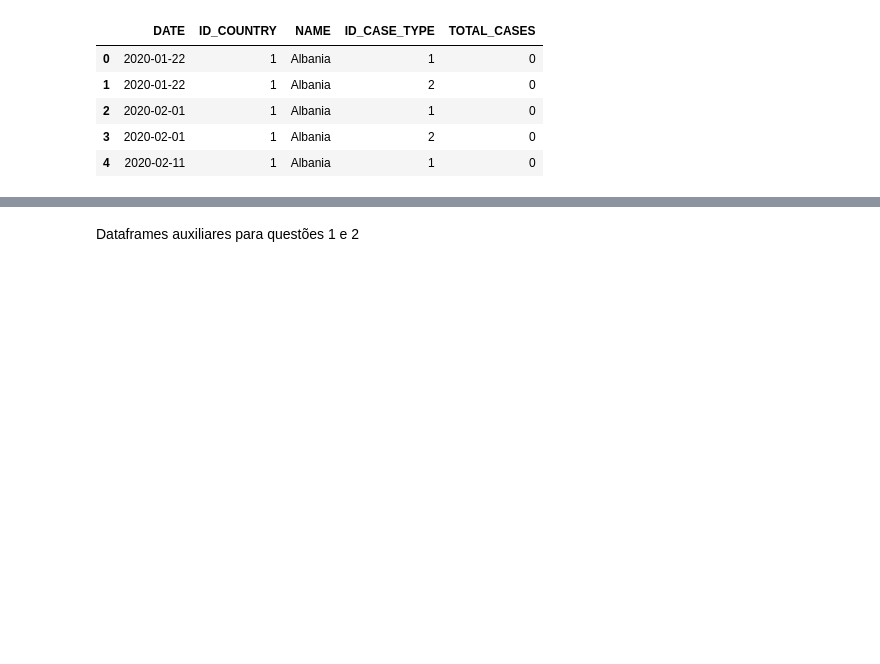
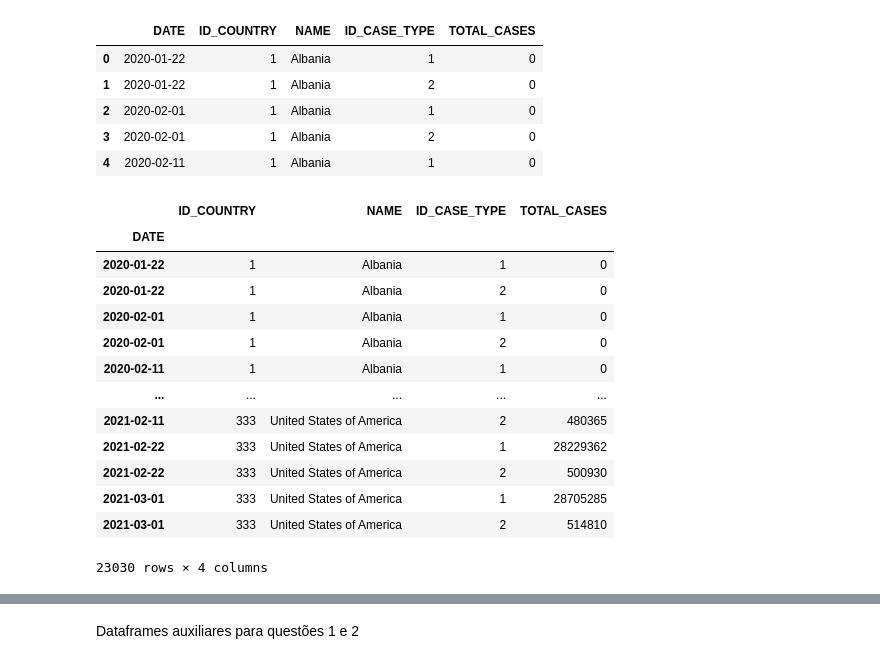
Before and after one commit to acdesantana/desafio_academia_gama, a Jupyter notebook: Item 4 - Parte 1.ipynb, the cells around one changed output, grey strips where cells are left out. Saved outputs shown, nothing was run; the diff lists cells and outputs as text; code cells hidden in the pictures; blank space fills up the shorter version.

```diff
--- a/Item 4 - Parte 1.ipynb
+++ b/Item 4 - Parte 1.ipynb
@@ -31,3 +31,19 @@ df_geral.head()
 # %%
 df_geral['DATE'] = pd.to_datetime(df_geral['DATE'], infer_datetime_format=True)
 df_geral.set_index('DATE', inplace=True)
+df_geral
+# %% [output]
+|  | ID_COUNTRY | NAME | ID_CASE_TYPE | TOTAL_CASES |
+| DATE |  |  |  |  |
+| 2020-01-22 | 1 | Albania | 1 | 0 |
+| 2020-01-22 | 1 | Albania | 2 | 0 |
+| 2020-02-01 | 1 | Albania | 1 | 0 |
+| 2020-02-01 | 1 | Albania | 2 | 0 |
+| 2020-02-11 | 1 | Albania | 1 | 0 |
+| ... | ... | ... | ... | ... |
+| 2021-02-11 | 333 | United States of America | 2 | 480365 |
+| 2021-02-22 | 333 | United States of America | 1 | 28229362 |
+| 2021-02-22 | 333 | United States of America | 2 | 500930 |
+| 2021-03-01 | 333 | United States of America | 1 | 28705285 |
+| 2021-03-01 | 333 | United States of America | 2 | 514810 |
+23030 rows × 4 columns
```
Also changed, not shown: parts of 13 cells of this notebook.
